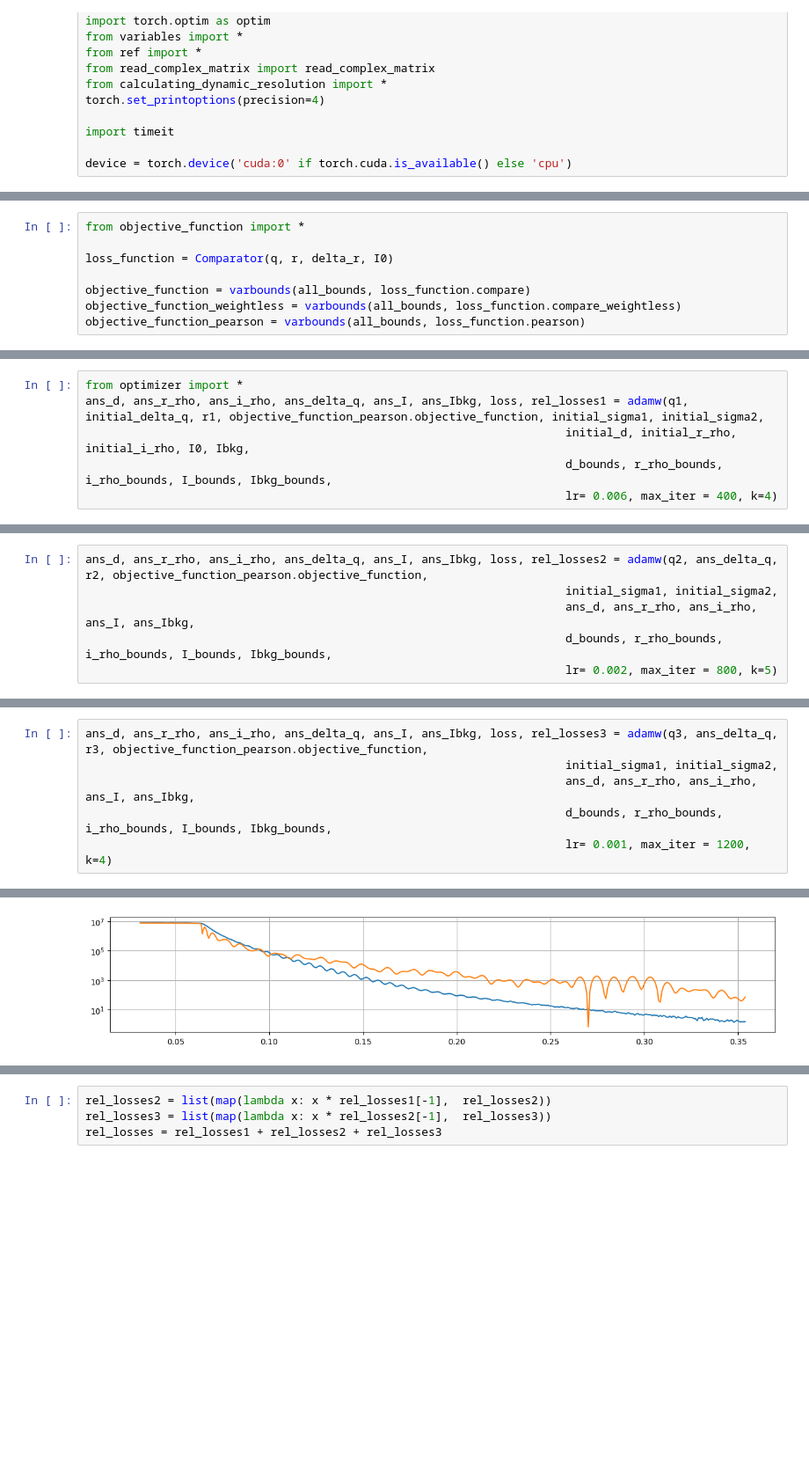
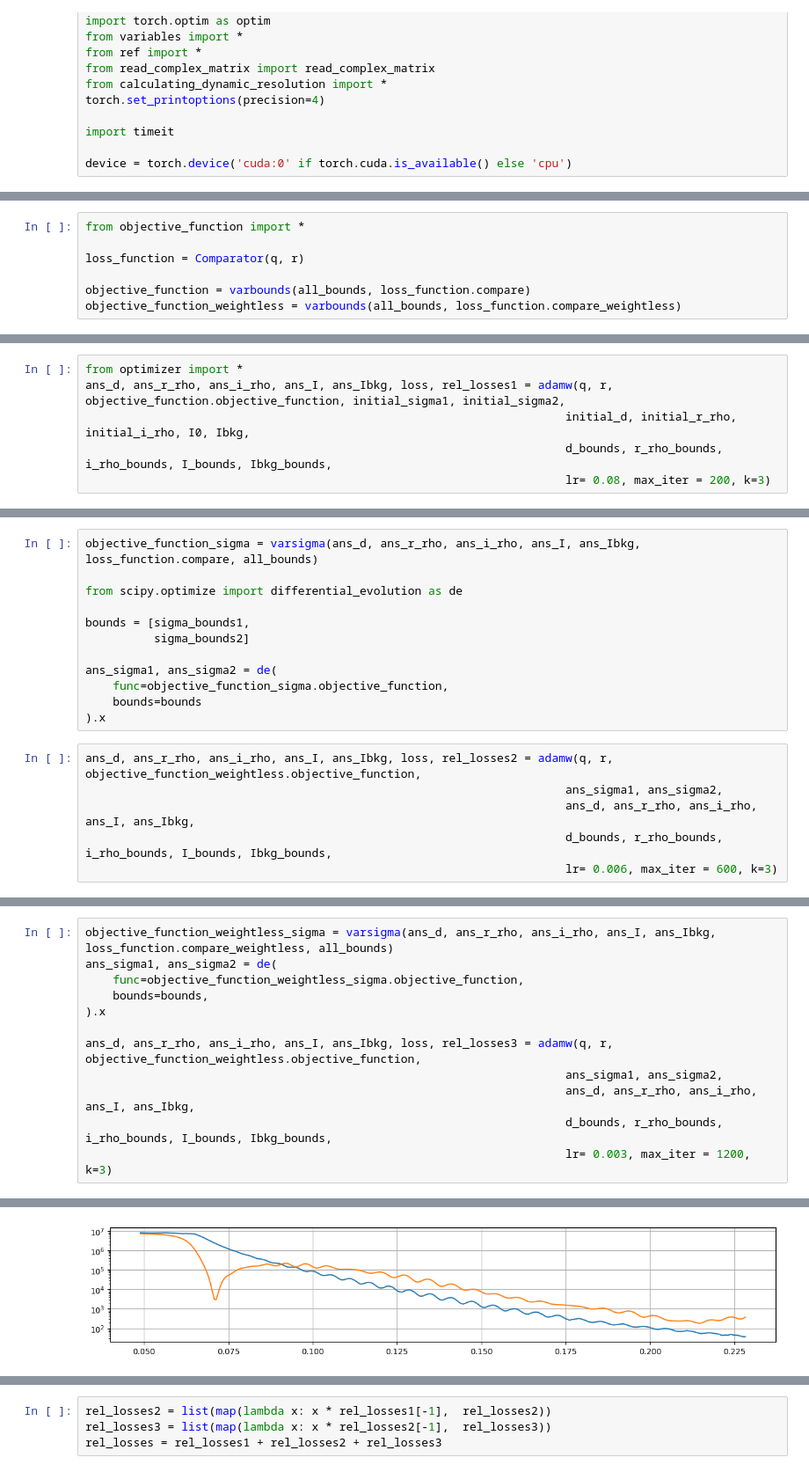
Before and after one commit to bool8192/Reflectometry, a Jupyter notebook: Documents/REF/fitting_experiment_pie/fitting.ipynb, the cells around one changed output, grey strips where cells are left out. Shown at 88% size. Saved outputs shown, nothing was run; the diff lists cells and outputs as text; blank space fills up the shorter version.

```diff
--- a/Documents/REF/fitting_experiment_pie/fitting.ipynb
+++ b/Documents/REF/fitting_experiment_pie/fitting.ipynb
@@ -35,9 +37,8 @@ r = torch.tensor(r/I0.cpu().detach().numpy())
 # %%
 from objective_function import *
 
-loss_function = Comparator(q, r, delta_r, I0)
+loss_function = Comparator(q, r)
 
 objective_function = varbounds(all_bounds, loss_function.compare)
 objective_function_weightless = varbounds(all_bounds, loss_function.compare_weightless)
-objective_function_pearson = varbounds(all_bounds, loss_function.pearson)
 # %%
@@ -66,8 +52,8 @@ r3 = r[:3*n_split]
 # %%
 from optimizer import *
-ans_d, ans_r_rho, ans_i_rho, ans_delta_q, ans_I, ans_Ibkg, loss, rel_losses1 = adamw(q1, initial_delta_q, r1, objective_function_pearson.objective_function, initial_sigma1, initial_sigma2,
+ans_d, ans_r_rho, ans_i_rho, ans_I, ans_Ibkg, loss, rel_losses1 = adamw(q, r, objective_function.objective_function, initial_sigma1, initial_sigma2,
                                                                       initial_d, initial_r_rho, initial_i_rho, I0, Ibkg,
                                                                       d_bounds, r_rho_bounds, i_rho_bounds, I_bounds, Ibkg_bounds,
-                                                                      lr= 0.006, max_iter = 400, k=4)
+                                                                      lr= 0.08, max_iter = 200, k=3)
 # %% [output]
 relative_loss:   1.0
@@ -141,8 +72,20 @@ relative_loss:   0.2291397769314054
+# %%
+objective_function_sigma = varsigma(ans_d, ans_r_rho, ans_i_rho, ans_I, ans_Ibkg, loss_function.compare, all_bounds)
+
+from scipy.optimize import differential_evolution as de
+
+bounds = [sigma_bounds1,
+          sigma_bounds2]
+
+ans_sigma1, ans_sigma2 = de(
+    func=objective_function_sigma.objective_function,
+    bounds=bounds
+).x
 # %%
-ans_d, ans_r_rho, ans_i_rho, ans_delta_q, ans_I, ans_Ibkg, loss, rel_losses2 = adamw(q2, ans_delta_q, r2, objective_function_pearson.objective_function,
-                                                                      initial_sigma1, initial_sigma2,
+ans_d, ans_r_rho, ans_i_rho, ans_I, ans_Ibkg, loss, rel_losses2 = adamw(q, r, objective_function_weightless.objective_function,
+                                                                      ans_sigma1, ans_sigma2,
                                                                       ans_d, ans_r_rho, ans_i_rho, ans_I, ans_Ibkg,
                                                                       d_bounds, r_rho_bounds, i_rho_bounds, I_bounds, Ibkg_bounds,
-                                                                      lr= 0.002, max_iter = 800, k=5)
+                                                                      lr= 0.006, max_iter = 600, k=3)
 # %% [output]
 relative_loss:   1.0
@@ -233,8 +101,14 @@ relative_loss:   0.9845793401721066
 # %%
-ans_d, ans_r_rho, ans_i_rho, ans_delta_q, ans_I, ans_Ibkg, loss, rel_losses3 = adamw(q3, ans_delta_q, r3, objective_function_pearson.objective_function,
-                                                                      initial_sigma1, initial_sigma2,
+objective_function_weightless_sigma = varsigma(ans_d, ans_r_rho, ans_i_rho, ans_I, ans_Ibkg, loss_function.compare_weightless, all_bounds)
+ans_sigma1, ans_sigma2 = de(
+    func=objective_function_weightless_sigma.objective_function,
+    bounds=bounds,
+).x
+
+ans_d, ans_r_rho, ans_i_rho, ans_I, ans_Ibkg, loss, rel_losses3 = adamw(q, r, objective_function_weightless.objective_function,
+                                                                      ans_sigma1, ans_sigma2,
                                                                       ans_d, ans_r_rho, ans_i_rho, ans_I, ans_Ibkg,
                                                                       d_bounds, r_rho_bounds, i_rho_bounds, I_bounds, Ibkg_bounds,
-                                                                      lr= 0.001, max_iter = 1200, k=4)
+                                                                      lr= 0.003, max_iter = 1200, k=3)
 # %% [output]
 relative_loss:   1.0
@@ -307 +121 @@ relative_loss:   0.8916662347276139
-[figure, old version]
+[figure, new version]
```
Also changed, not shown: parts of 13 cells of this notebook, 43 other files.
